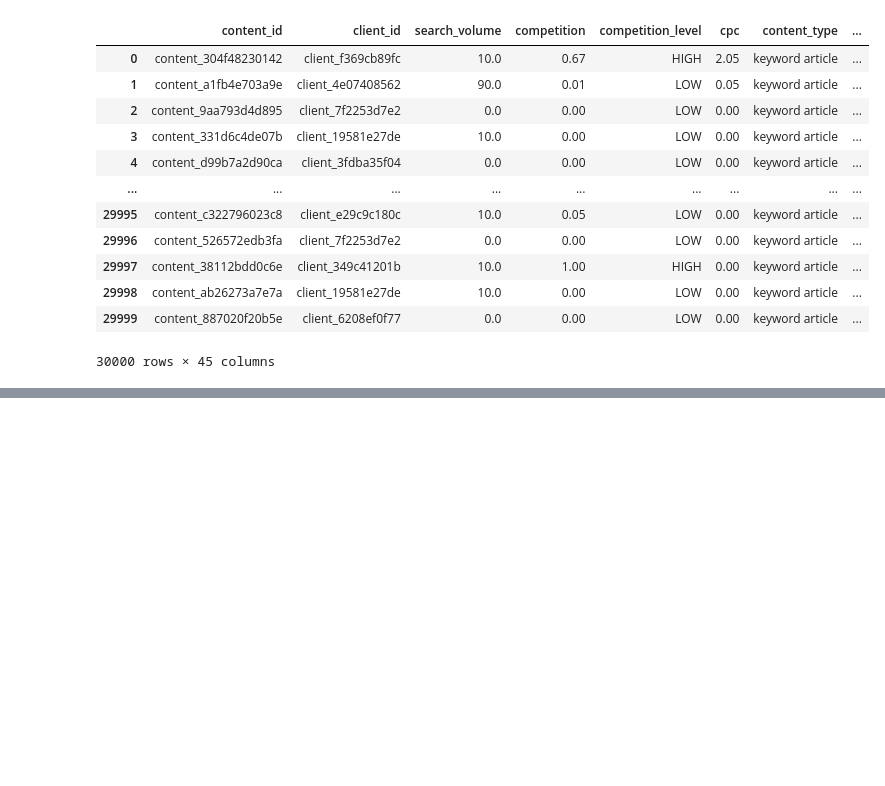
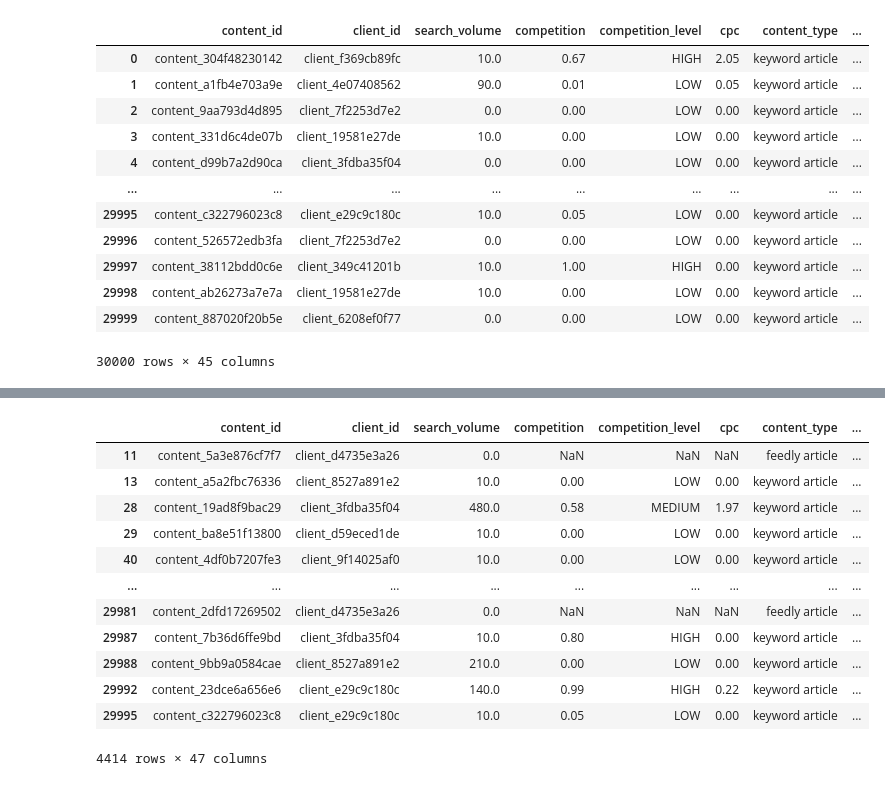
Before and after one commit to adeleke1508/Ismail_Khaleed_3, a Jupyter notebook: kmeans_clustering.ipynb, the cells around one changed output, grey strips where cells are left out. Cells and saved outputs as stored; diff of their text form; code cells hidden in the pictures; blank space fills up the shorter version.

```diff
--- a/kmeans_clustering.ipynb
+++ b/kmeans_clustering.ipynb
@@ -604,0 +730,16 @@ new_df
+# %%
+df_cluster_k3_sample_2
+# %% [output]
+|  | content_id | client_id | search_volume | competition | competition_level | cpc | content_type | ... |
+| 11 | content_5a3e876cf7f7 | client_d4735e3a26 | 0.0 | NaN | NaN | NaN | feedly article | ... |
+| 13 | content_a5a2fbc76336 | client_8527a891e2 | 10.0 | 0.00 | LOW | 0.00 | keyword article | ... |
+| 28 | content_19ad8f9bac29 | client_3fdba35f04 | 480.0 | 0.58 | MEDIUM | 1.97 | keyword article | ... |
+| 29 | content_ba8e51f13800 | client_d59eced1de | 10.0 | 0.00 | LOW | 0.00 | keyword article | ... |
+| 40 | content_4df0b7207fe3 | client_9f14025af0 | 10.0 | 0.00 | LOW | 0.00 | keyword article | ... |
+| ... | ... | ... | ... | ... | ... | ... | ... | ... |
+| 29981 | content_2dfd17269502 | client_d4735e3a26 | 0.0 | NaN | NaN | NaN | feedly article | ... |
+| 29987 | content_7b36d6ffe9bd | client_3fdba35f04 | 10.0 | 0.80 | HIGH | 0.00 | keyword article | ... |
+| 29988 | content_9bb9a0584cae | client_8527a891e2 | 210.0 | 0.00 | LOW | 0.00 | keyword article | ... |
+| 29992 | content_23dce6a656e6 | client_e29c9c180c | 140.0 | 0.99 | HIGH | 0.22 | keyword article | ... |
+| 29995 | content_c322796023c8 | client_e29c9c180c | 10.0 | 0.05 | LOW | 0.00 | keyword article | ... |
+4414 rows × 47 columns
```
Also changed, not shown: parts of 28 cells of this notebook.
